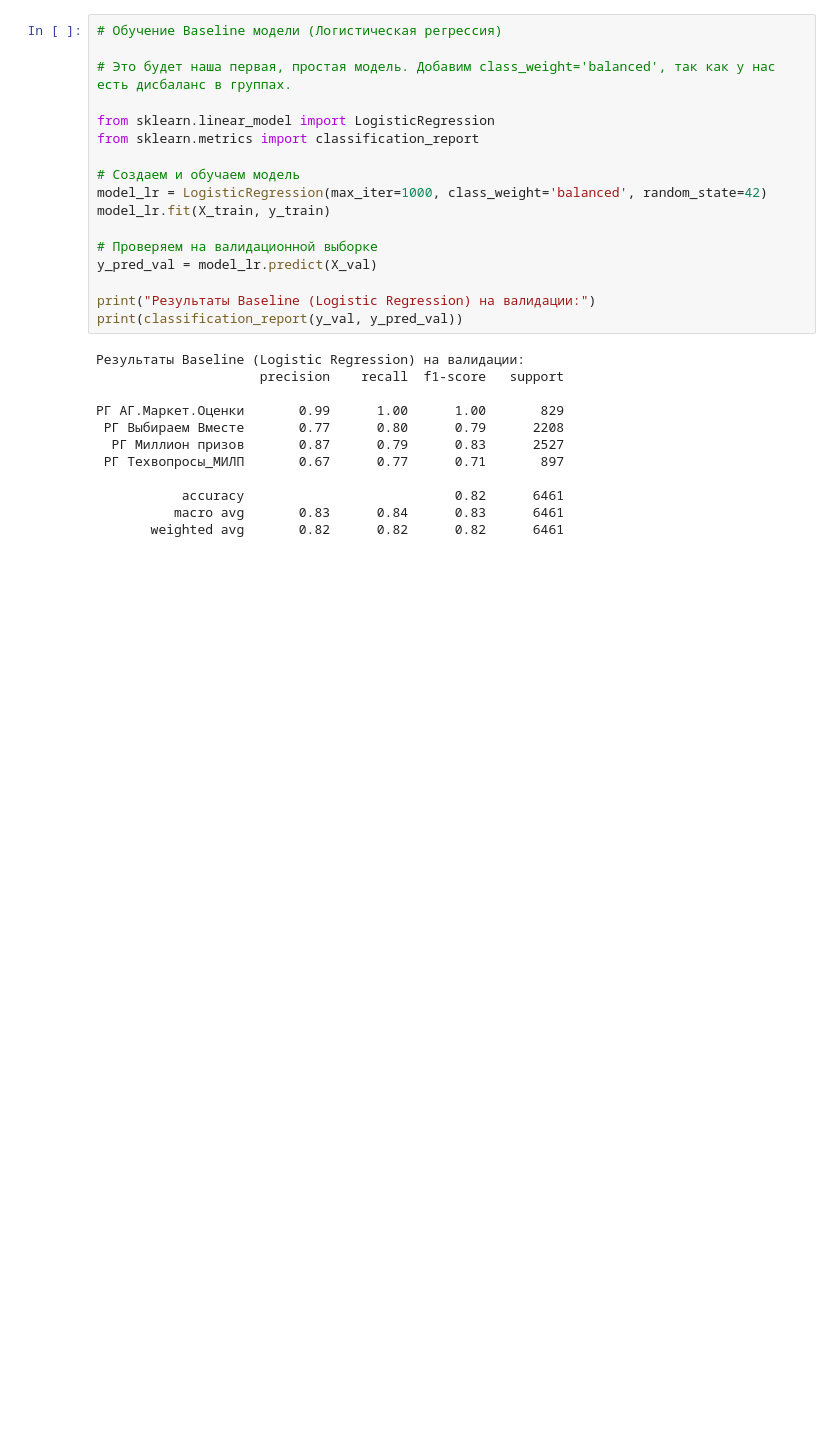
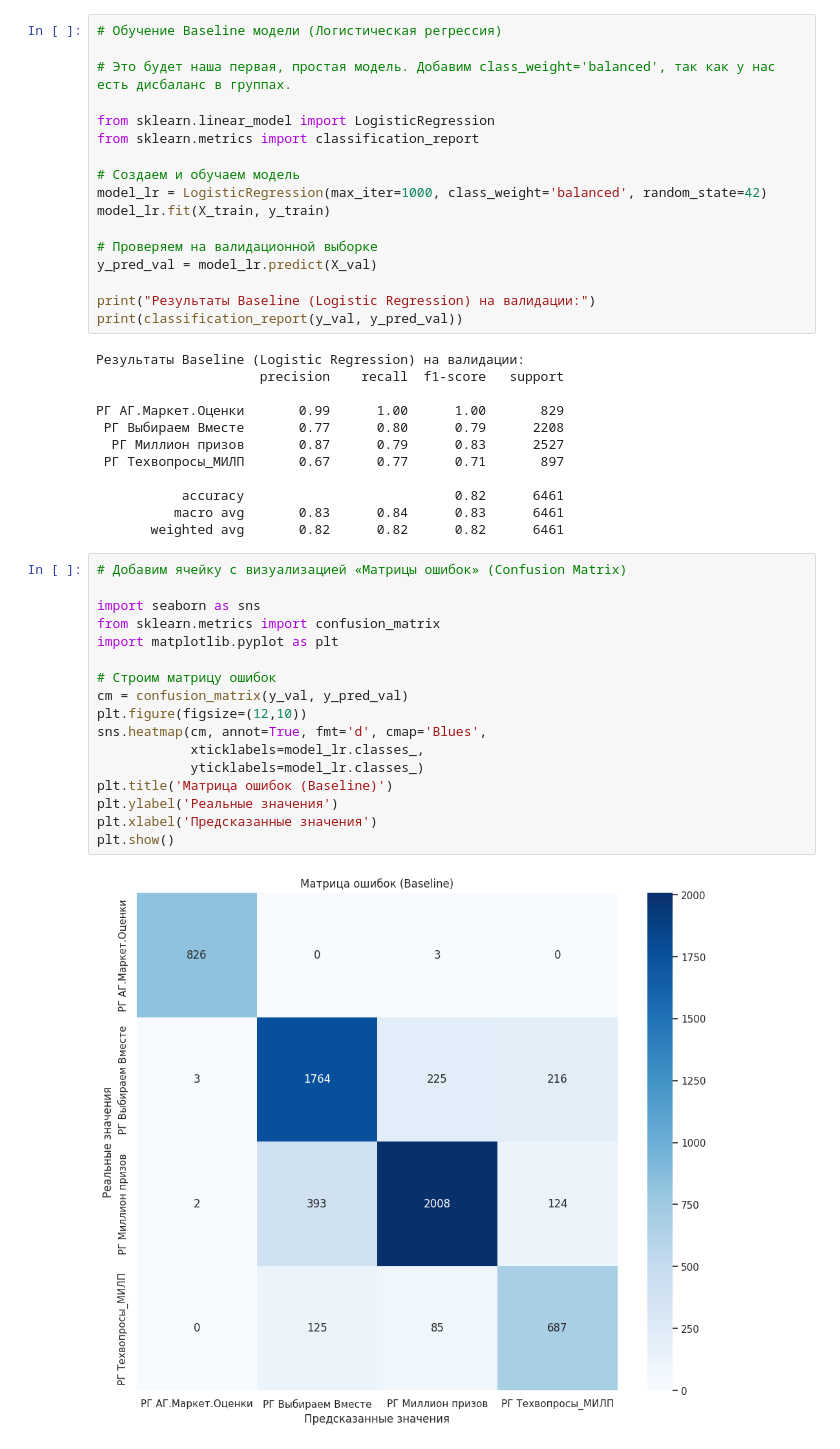
Before and after one commit to mpovolocky-a11y/ML_IT_Support_Classification, a Jupyter notebook: ML_IT_Support_Classification.ipynb, the cells around one changed output. Saved outputs shown, nothing was run; the diff lists cells and outputs as text; blank space fills up the shorter version.

```diff
--- a/ML_IT_Support_Classification.ipynb
+++ b/ML_IT_Support_Classification.ipynb
@@ -239,3 +239,22 @@ print(classification_report(y_val, y_pred_val))
            accuracy                           0.82      6461
           macro avg       0.83      0.84      0.83      6461
        weighted avg       0.82      0.82      0.82      6461
+# %%
+# Добавим ячейку с визуализацией «Матрицы ошибок» (Confusion Matrix)
+
+import seaborn as sns
+from sklearn.metrics import confusion_matrix
+import matplotlib.pyplot as plt
+
+# Строим матрицу ошибок
+cm = confusion_matrix(y_val, y_pred_val)
+plt.figure(figsize=(12,10))
+sns.heatmap(cm, annot=True, fmt='d', cmap='Blues',
+            xticklabels=model_lr.classes_,
+            yticklabels=model_lr.classes_)
+plt.title('Матрица ошибок (Baseline)')
+plt.ylabel('Реальные значения')
+plt.xlabel('Предсказанные значения')
+plt.show()
+# %% [output]
+[figure, added]
```
Also changed, not shown: parts of 4 cells of this notebook.
